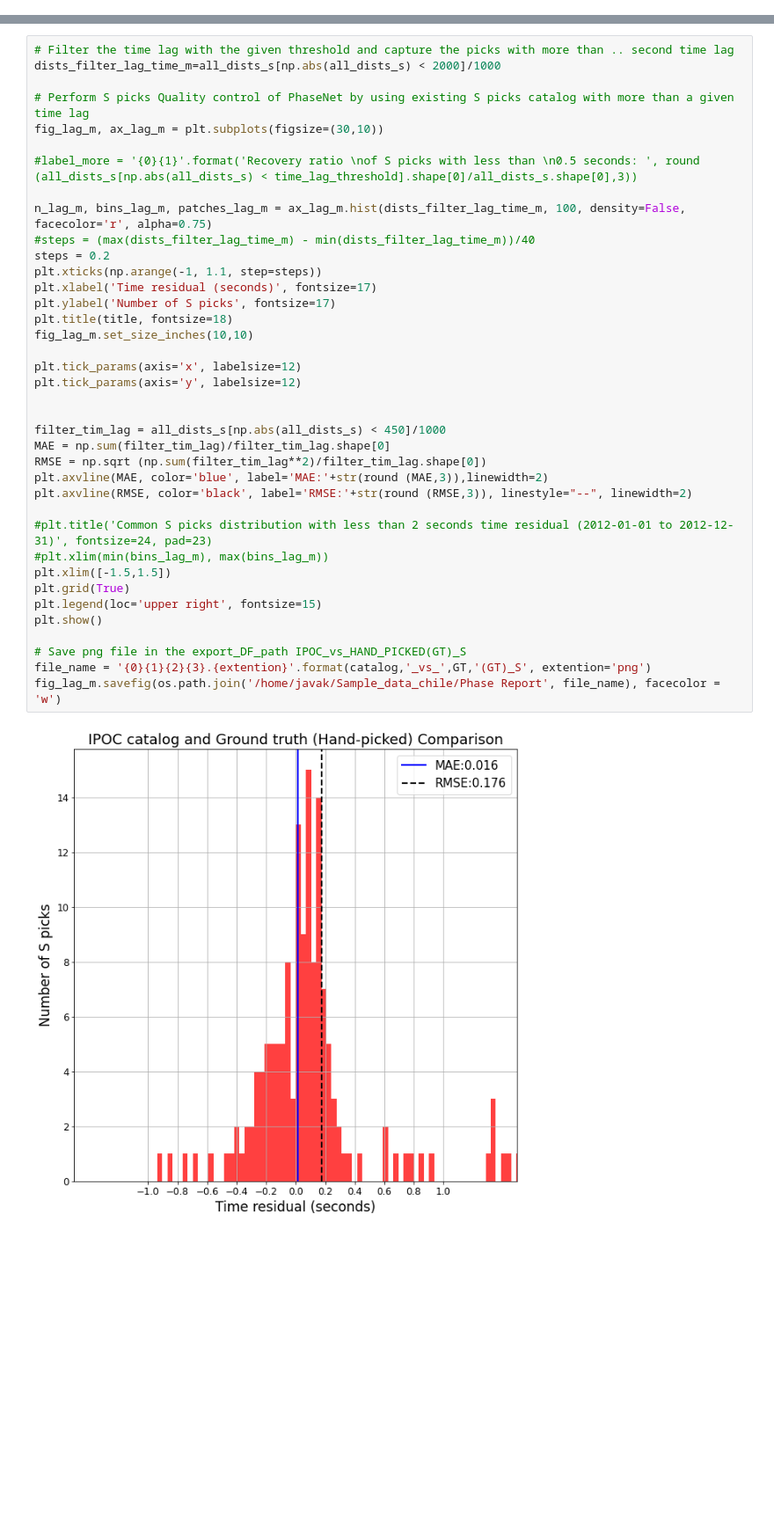
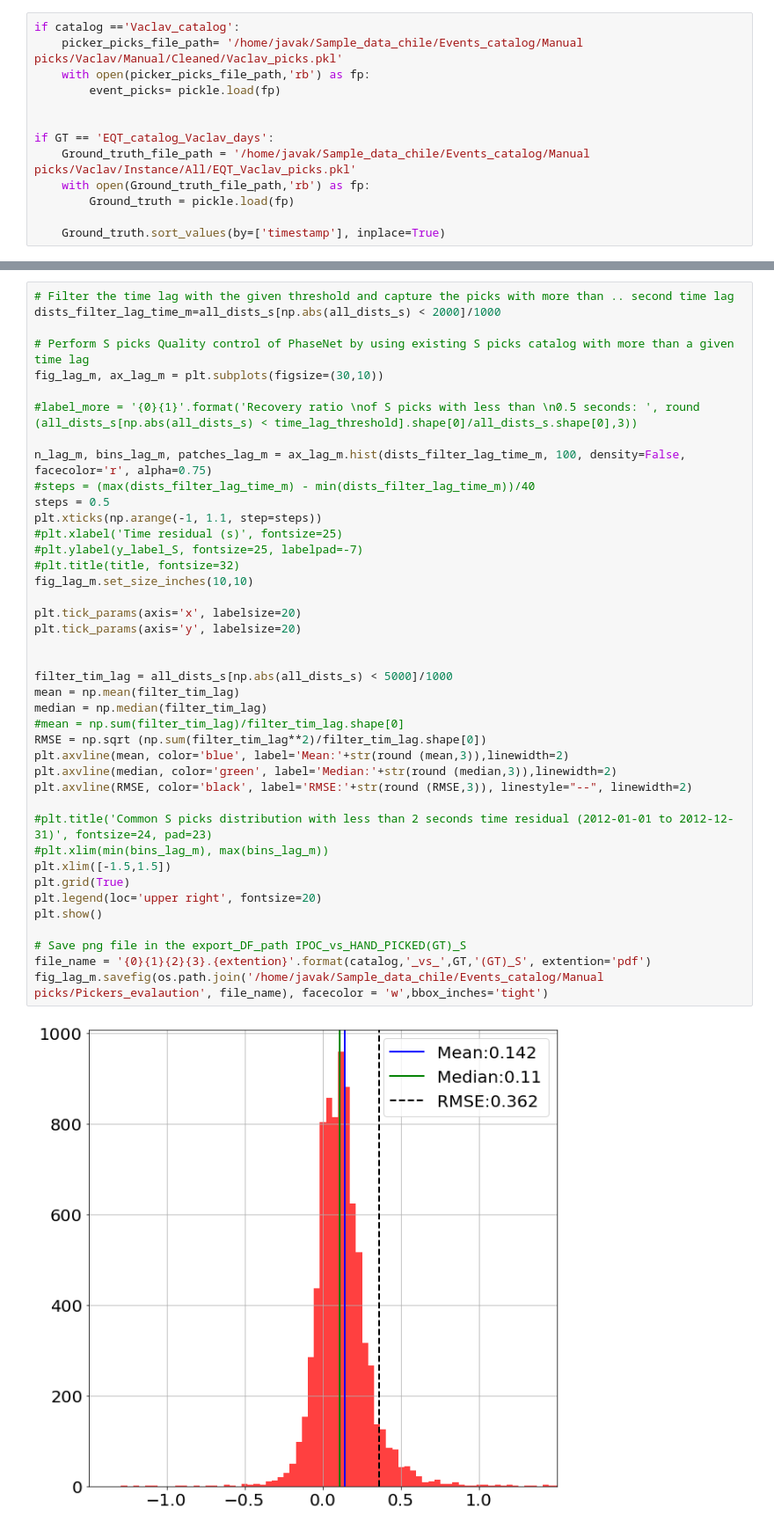
Before and after one commit to javak87/Transfer-Deep-Learning-chile-subduction-zone, a Jupyter notebook: benchmark/benachmark.ipynb, the cells around one changed output, grey strips where cells are left out. Shown at 88% size. Saved outputs shown, nothing was run; the diff lists cells and outputs as text; blank space fills up the shorter version.

```diff
--- a/benchmark/benachmark.ipynb
+++ b/benchmark/benachmark.ipynb
@@ -139,0 +122,13 @@ all_dists_p, all_dists_s = picks_obj()
+# %%
+if catalog =='Vaclav_catalog':
+    picker_picks_file_path= '/home/javak/Sample_data_chile/Events_catalog/Manual picks/Vaclav/Manual/Cleaned/Vaclav_picks.pkl'
+    with open(picker_picks_file_path,'rb') as fp:
+        event_picks= pickle.load(fp)
+
+
+if GT == 'EQT_catalog_Vaclav_days':
+    Ground_truth_file_path = '/home/javak/Sample_data_chile/Events_catalog/Manual picks/Vaclav/Instance/All/EQT_Vaclav_picks.pkl'
+    with open(Ground_truth_file_path,'rb') as fp:
+        Ground_truth = pickle.load(fp)
+
+    Ground_truth.sort_values(by=['timestamp'], inplace=True)
@@ -140,40 +313,43 @@ all_dists_p, all_dists_s = picks_obj()
 # %%
 # Filter the time lag with the given threshold and capture the picks with more than .. second time lag
 dists_filter_lag_time_m=all_dists_s[np.abs(all_dists_s) < 2000]/1000
 
 # Perform S picks Quality control of PhaseNet by using existing S picks catalog with more than a given time lag
 fig_lag_m, ax_lag_m = plt.subplots(figsize=(30,10))
 
 #label_more = '{0}{1}'.format('Recovery ratio \nof S picks with less than \n0.5 seconds: ', round (all_dists_s[np.abs(all_dists_s) < time_lag_threshold].shape[0]/all_dists_s.shape[0],3))
 
 n_lag_m, bins_lag_m, patches_lag_m = ax_lag_m.hist(dists_filter_lag_time_m, 100, density=False, facecolor='r', alpha=0.75)
 #steps = (max(dists_filter_lag_time_m) - min(dists_filter_lag_time_m))/40
-steps = 0.2
+steps = 0.5
 plt.xticks(np.arange(-1, 1.1, step=steps))
-plt.xlabel('Time residual (seconds)', fontsize=17)
-plt.ylabel('Number of S picks', fontsize=17)
-plt.title(title, fontsize=18)
+#plt.xlabel('Time residual (s)', fontsize=25)
+#plt.ylabel(y_label_S, fontsize=25, labelpad=-7)
+#plt.title(title, fontsize=32)
 fig_lag_m.set_size_inches(10,10)
 
-plt.tick_params(axis='x', labelsize=12)
-plt.tick_params(axis='y', labelsize=12)
+plt.tick_params(axis='x', labelsize=20)
+plt.tick_params(axis='y', labelsize=20)
 
 
-filter_tim_lag = all_dists_s[np.abs(all_dists_s) < 450]/1000
-MAE = np.sum(filter_tim_lag)/filter_tim_lag.shape[0]
+filter_tim_lag = all_dists_s[np.abs(all_dists_s) < 5000]/1000
+mean = np.mean(filter_tim_lag)
+median = np.median(filter_tim_lag)
+#mean = np.sum(filter_tim_lag)/filter_tim_lag.shape[0]
 RMSE = np.sqrt (np.sum(filter_tim_lag**2)/filter_tim_lag.shape[0])
-plt.axvline(MAE, color='blue', label='MAE:'+str(round (MAE,3)),linewidth=2)
+plt.axvline(mean, color='blue', label='Mean:'+str(round (mean,3)),linewidth=2)
+plt.axvline(median, color='green', label='Median:'+str(round (median,3)),linewidth=2)
 plt.axvline(RMSE, color='black', label='RMSE:'+str(round (RMSE,3)), linestyle="--", linewidth=2)
 
 #plt.title('Common S picks distribution with less than 2 seconds time residual (2012-01-01 to 2012-12-31)', fontsize=24, pad=23)
 #plt.xlim(min(bins_lag_m), max(bins_lag_m))
 plt.xlim([-1.5,1.5])
 plt.grid(True)
-plt.legend(loc='upper right', fontsize=15)
+plt.legend(loc='upper right', fontsize=20)
 plt.show()
 
 # Save png file in the export_DF_path IPOC_vs_HAND_PICKED(GT)_S
-file_name = '{0}{1}{2}{3}.{extention}'.format(catalog,'_vs_',GT,'(GT)_S', extention='png')
-fig_lag_m.savefig(os.path.join('/home/javak/Sample_data_chile/Phase Report', file_name), facecolor = 'w')
+file_name = '{0}{1}{2}{3}.{extention}'.format(catalog,'_vs_',GT,'(GT)_S', extention='pdf')
+fig_lag_m.savefig(os.path.join('/home/javak/Sample_data_chile/Events_catalog/Manual picks/Pickers_evalaution', file_name), facecolor = 'w',bbox_inches='tight')
 # %% [output]
-[figure, old version]
+[figure, new version]
```
Also changed, not shown: parts of 25 cells of this notebook, 7 other files.
